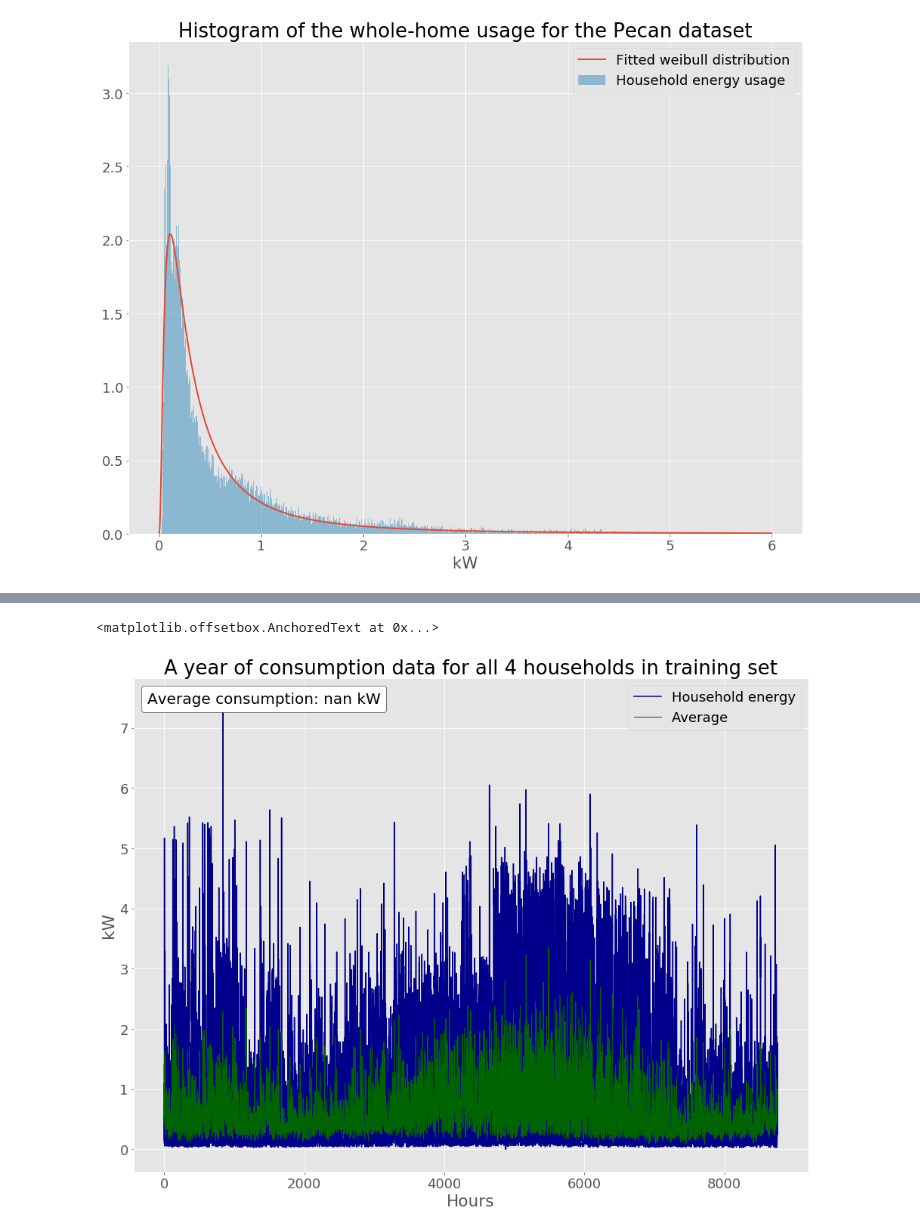
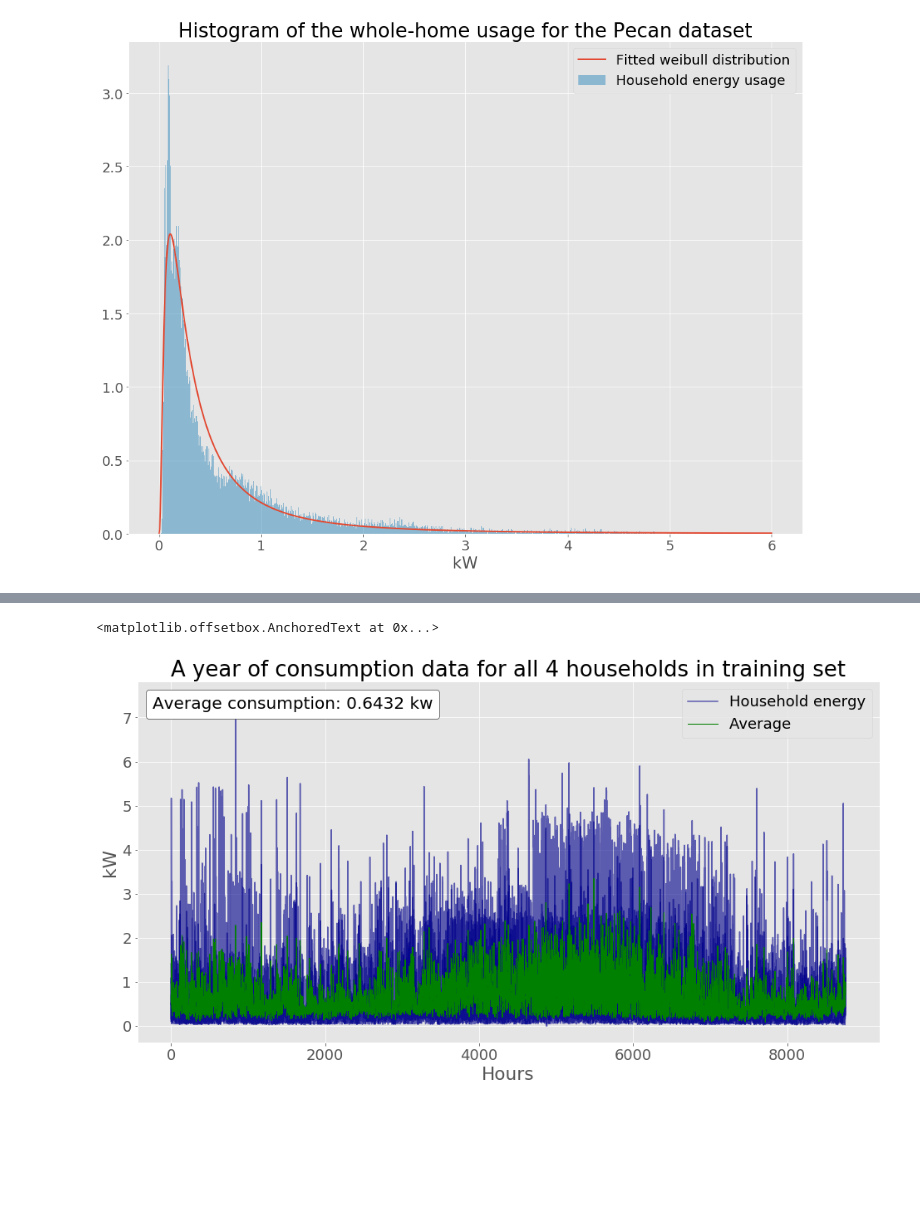
Before and after one commit to bondxue/Discriminative-Sparse-Coding-for-Energy-Disaggregation, a Jupyter notebook: dataprocess.ipynb, the cells around one changed output, grey strips where cells are left out. Drawn from its saved outputs; the diff is of its cells as text; code cells hidden in the pictures; blank space fills up the shorter version.

```diff
--- a/dataprocess.ipynb
+++ b/dataprocess.ipynb
@@ -267,33 +263,42 @@ average_use = map(lambda x: df_sort.loc[x,'use'].mean(),df_sort.index.unique())
 # %%
-fig, ax = plt.subplots(figsize=(16,12))
+import numpy.ma as ma
+
+df_sort =df.set_index(df['localhour']).sort_index(by='localhour')
+average_use = list(map(lambda x: df_sort.loc[x,'use'].mean(),df_sort.index.unique()))
+leng = len(average_use)
+
+mean_use = np.mean(np.where(np.isnan(average_use), ma.array(average_use, mask=np.isnan(average_use)).mean(axis=0), average_use))
+
+fig, ax = plt.subplots(figsize=(16,8))
 houses = df.index.unique()
 i = 0
 for house in houses:
-    df.loc[house,'use'].reset_index(drop=True).plot(color='DarkBlue', label='Household energy' if i == 0 else '', ax=ax)
+    df.loc[house,'use'].reset_index(drop=True).plot(color='DarkBlue', alpha=0.6, label='Household energy' if i == 0 else '', ax=ax)
     i += 1
 
 s = pd.Series(average_use)
 # mean = round(np.mean(list(average_use),3))
 s_df = pd.DataFrame({'Average':s})
 #df_use.set_index()
 
-s_df.plot(color='DarkGreen',label='Average Use',lw=1, ax=ax)
+s_df.plot(color='Green',label='Average Use',lw=1, ax=ax)
 
 plt.title('A year of consumption data for all 4 households in training set')
 plt.xlabel('Hours')
 plt.ylabel('kW')
 from collections import OrderedDict
 handles, labels = plt.gca().get_legend_handles_labels()
 by_label = OrderedDict(zip(labels, handles))
 plt.legend(by_label.values(), by_label.keys())
 
 from mpl_toolkits.axes_grid.anchored_artists import AnchoredText
-at = AnchoredText("Average consumption: " + str(mean) + " kW",
+at = AnchoredText("Average consumption: {:.4f} kw".format(mean_use),
                   prop=dict(size=20), frameon=True,
                   loc=2,
                   )
+
 at.patch.set_boxstyle("round,pad=0.,rounding_size=0.2")
 ax.add_artist(at)
 # %% [output]
 <matplotlib.offsetbox.AnchoredText at 0x...>
-[figure, old version]
+[figure, new version]
```
Also changed, not shown: parts of 4 cells of this notebook.
